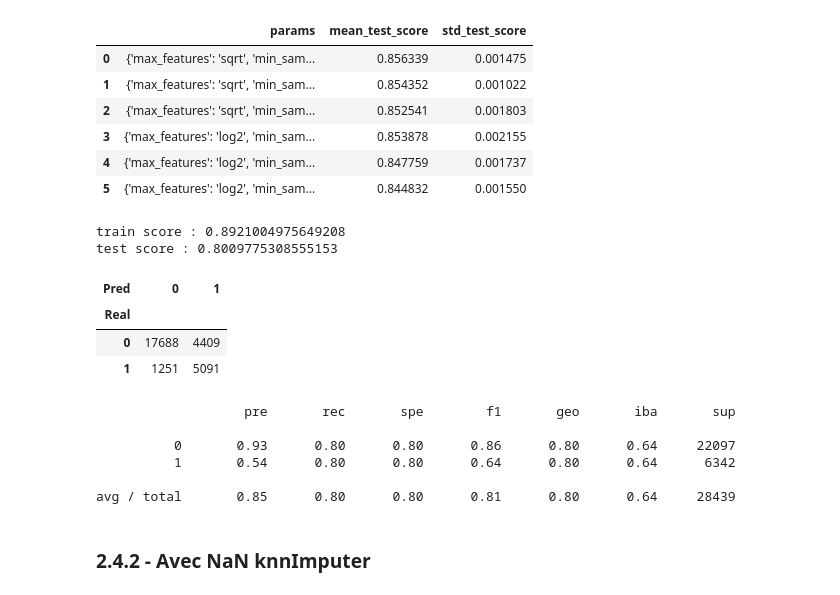
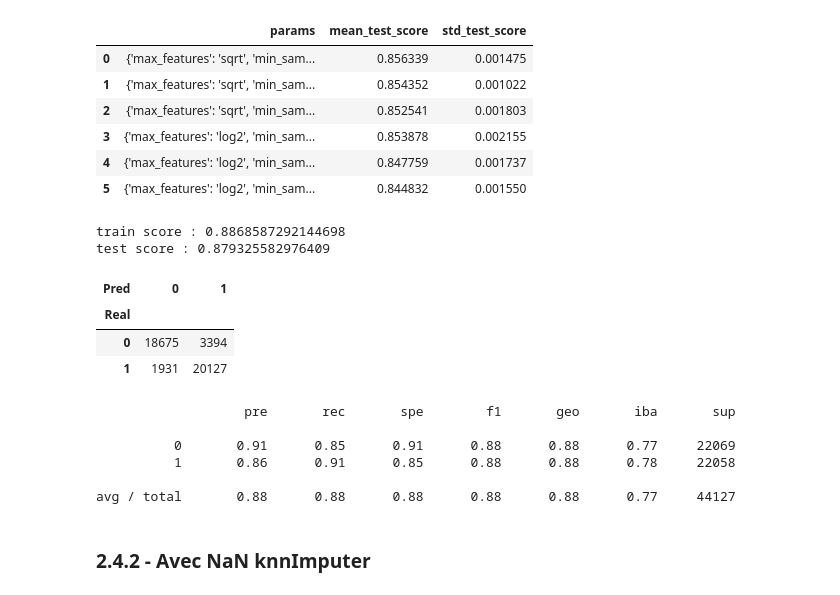
Before and after one commit to Romainpf/RainTomorrw, a Jupyter notebook: fev22_bds_meteo_V4.1.ipynb, the cells around one changed output. Saved outputs shown, nothing was run; the diff lists cells and outputs as text; code cells hidden in the pictures.

```diff
--- a/fev22_bds_meteo_V4.1.ipynb
+++ b/fev22_bds_meteo_V4.1.ipynb
@@ -1175,29 +1213,30 @@ df_mean['RainToday']=df_mean['RainToday'].replace({'No':0,'Yes':1})
 df_mean.drop('Unnamed: 0',axis=1,inplace=True)
 
 #suppression de la colonne 'Date' qui n'a pas d'incidence fondamentale sur le résultat final
-df_mean.drop('Date',axis=1,inplace=True)
+df_mean.drop(['Date','year_month','State'],axis=1,inplace=True)
 
 # création des DataFrame features et target
 features_mean = df_mean.drop('RainTomorrow',axis=1)
 target_mean = df_mean['RainTomorrow']
 
-#Création d'une liste ne contenant le nom des variable de type 'object'
-col_name = list(features_mean.select_dtypes(include='object').columns)
-
-# dichotomisation des variables catégorielle
-features_mean = pd.get_dummies(features_mean, col_name)
-
+# création d'une liste des variable catégorielle
+l = []
+for i in features_mean.columns:
+    if features_mean.dtypes[i]=='O':
+        l.append(i)
+# encoder les variables catégorielle avec la classe LebelEncoder
+la = LabelEncoder()
+for i in l:
+    features_mean[i] = la.fit_transform(features_mean[i])
 # standardisation des valeurs
 scaler = StandardScaler()
-df_num_mean = features_mean.select_dtypes(include="number")
-features_mean[df_num_mean.columns] = scaler.fit_transform(df_num_mean)
+features_mean = scaler.fit_transform(features_mean)
+
+bal = SMOTE()
+features_mean, target_mean = bal.fit_resample(features_mean, target_mean)
 
 # création d'un jeu d'entrainement et de test
-X_train_mean,X_test_mean,y_train_mean,y_test_mean = train_test_split(features_mean,target_mean,test_size=0.2,random_state=789)
-
-# le jeu de données étant déséquilibré nous allons appliqué la méthode d'undersampling
-Rus = RandomUnderSampler()
-X_ru_mean, y_ru_mean = Rus.fit_resample(X_train_mean,y_train_mean)
+X_train_m,X_test_m,y_train_m,y_test_m = train_test_split(features_mean,target_mean,test_size=0.2,random_state=789)
 # %%
 #afin de déterminer les meilleurs paramètres à utiliser dans notre modèle RandomForest nous réalisons un GrisearchCV
 clf_rf = RandomForestClassifier (random_state=789)
@@ -1225,33 +1259,33 @@ pd.DataFrame(gridcv.cv_results_)[['params', 'mean_test_score','std_test_score']]
 | 4 | {'max_features': 'log2', 'min_sam... | 0.847759 | 0.001737 |
 | 5 | {'max_features': 'log2', 'min_sam... | 0.844832 | 0.001550 |
 # %%
-clf_rf_mean = RandomForestClassifier (max_features = 'sqrt',min_samples_leaf = 1, random_state=789)
-clf_rf_mean.fit(X_ru_mean,y_ru_mean)
-y_pred_mean = clf_rf_mean.predict(X_test_mean)
+clf_rf_m = RandomForestClassifier (max_features = 'sqrt',min_samples_leaf = 1, random_state=789)
+clf_rf_m.fit(X_ru_mean,y_ru_mean)
+y_pred_m = clf_rf_mean.predict(X_test_m)
 
 # Calcul du score de train et test
-print("train score :", clf_rf_mean.score(X_train_mean, y_train_mean))
-print("test score :", clf_rf_mean.score(X_test_mean,y_test_mean))
+print("train score :", clf_rf_mean.score(X_train_m, y_train_m))
+print("test score :", clf_rf_mean.score(X_test_m,y_test_m))
 
 # affichage de la matrice de confusion
-cm = pd.crosstab(y_test_mean, y_pred_mean, rownames = ['Real'], colnames = ['Pred'])
+cm = pd.crosstab(y_test_m, y_pred_m, rownames = ['Real'], colnames = ['Pred'])
 display(cm)
 
 # Autres métriques
-print(classification_report_imbalanced(y_test_mean, y_pred_mean))
+print(classification_report_imbalanced(y_test_m, y_pred_m))
 # %% [output]
-train score : 0.8921004975649208
-test score : 0.8009775308555153
+train score : 0.8868587292144698
+test score : 0.879325582976409
 | Pred | 0 | 1 |
 | Real |  |  |
-| 0 | 17688 | 4409 |
-| 1 | 1251 | 5091 |
+| 0 | 18675 | 3394 |
+| 1 | 1931 | 20127 |
                    pre       rec       spe        f1       geo       iba       sup
 
-          0       0.93      0.80      0.80      0.86      0.80      0.64     22097
-          1       0.54      0.80      0.80      0.64      0.80      0.64      6342
+          0       0.91      0.85      0.91      0.88      0.88      0.77     22069
+          1       0.86      0.91      0.85      0.88      0.88      0.78     22058
 
-avg / total       0.85      0.80      0.80      0.81      0.80      0.64     28439
+avg / total       0.88      0.88      0.88      0.88      0.88      0.77     44127
 # %%
 from imblearn.ensemble import BalancedRandomForestClassifier
 
```
Also changed, not shown: parts of 13 cells of this notebook.
